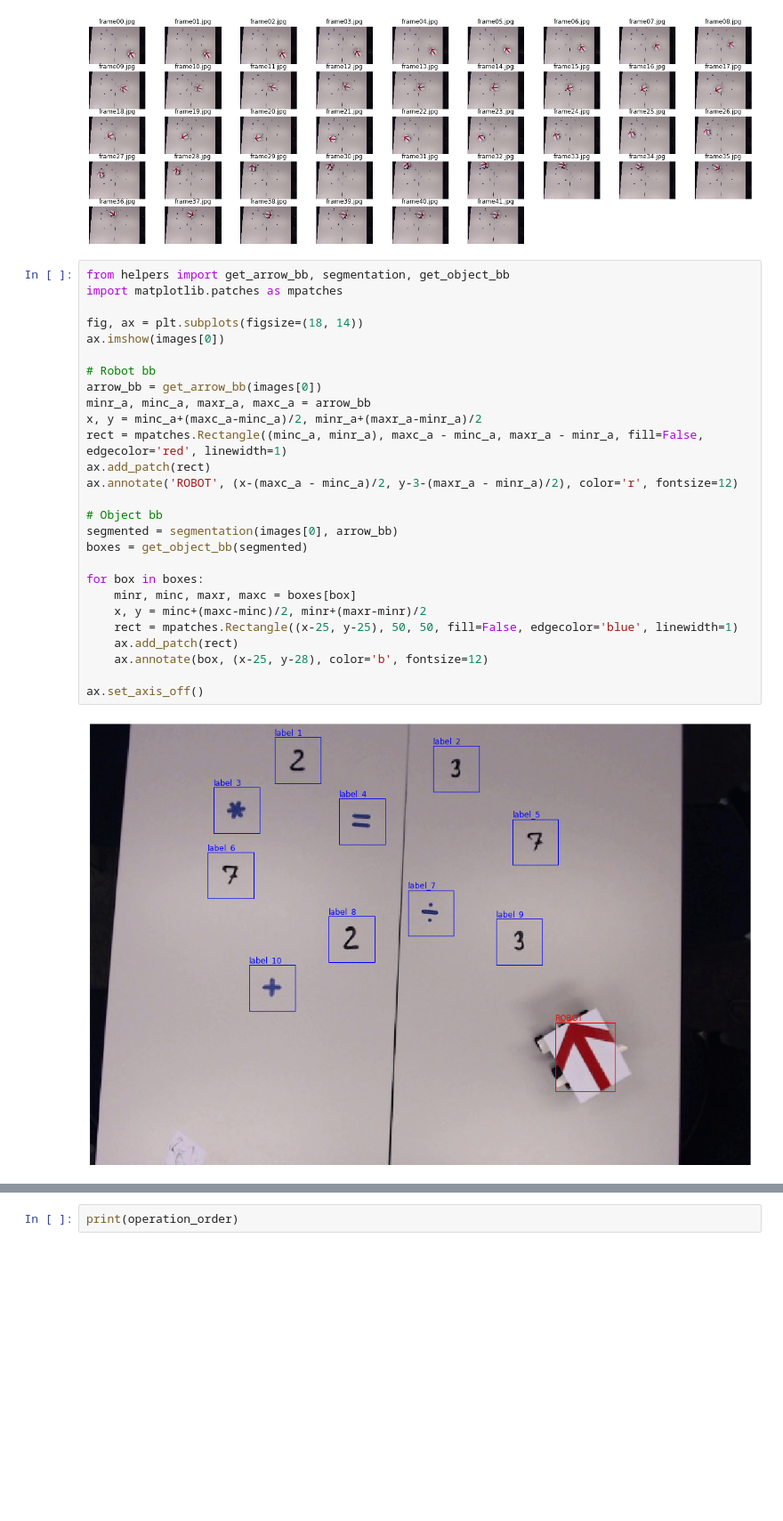
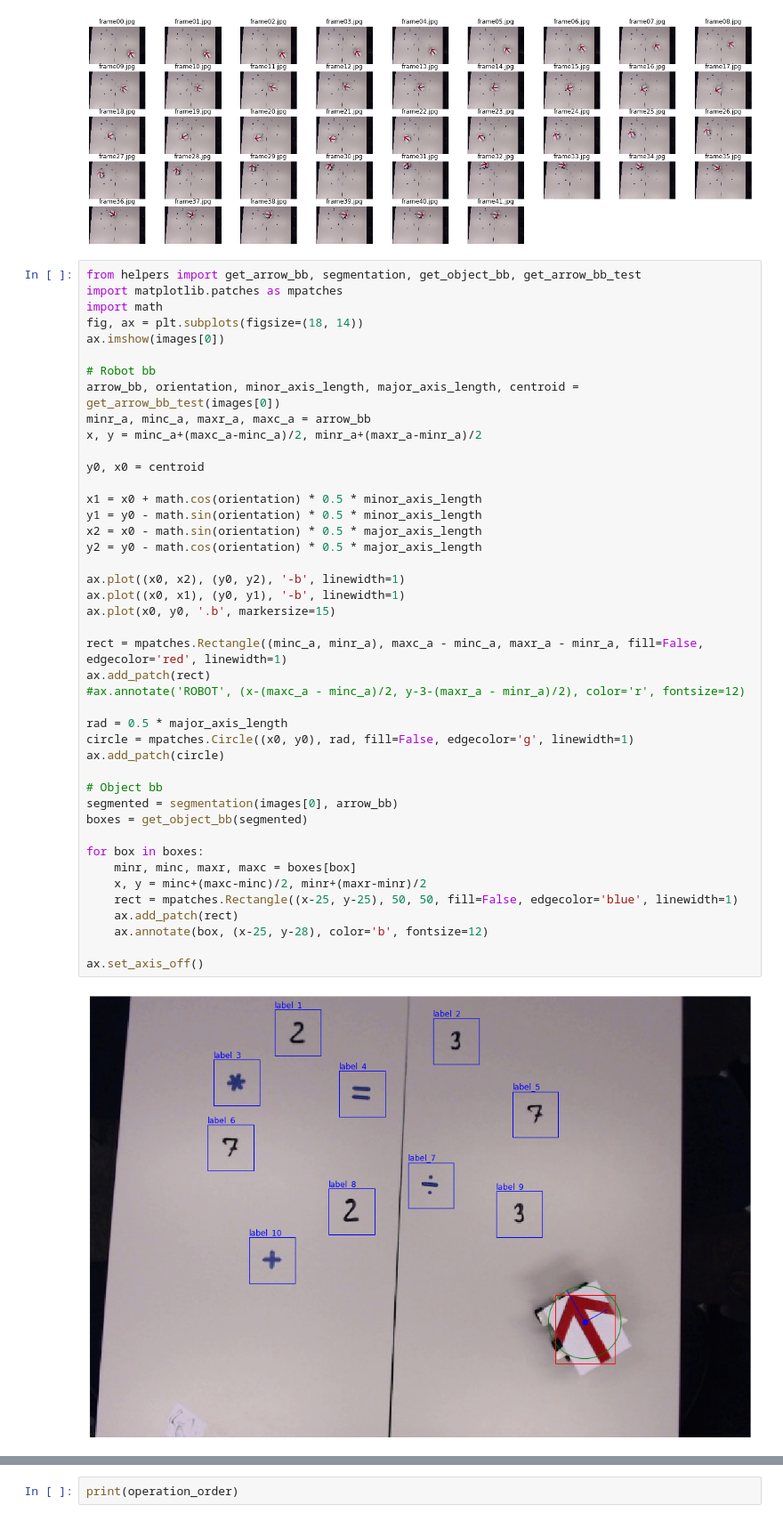
Before and after one commit to sebemery/Iapr2020, a Jupyter notebook: ProjectDIEGO/TESTVIDEO.ipynb, the cells around one changed output, grey strips where cells are left out. Shown at 89% size. Drawn from its saved outputs; the diff is of its cells as text; blank space fills up the shorter version.

```diff
--- a/ProjectDIEGO/TESTVIDEO.ipynb
+++ b/ProjectDIEGO/TESTVIDEO.ipynb
@@ -26,34 +26,50 @@ done
 (480, 720, 3)
 [figure]
 # %%
-from helpers import get_arrow_bb, segmentation, get_object_bb
+from helpers import get_arrow_bb, segmentation, get_object_bb, get_arrow_bb_test
 import matplotlib.patches as mpatches
-
+import math
 fig, ax = plt.subplots(figsize=(18, 14))
 ax.imshow(images[0])
 
 # Robot bb
-arrow_bb = get_arrow_bb(images[0])
+arrow_bb, orientation, minor_axis_length, major_axis_length, centroid = get_arrow_bb_test(images[0])
 minr_a, minc_a, maxr_a, maxc_a = arrow_bb
 x, y = minc_a+(maxc_a-minc_a)/2, minr_a+(maxr_a-minr_a)/2
+
+y0, x0 = centroid
+
+x1 = x0 + math.cos(orientation) * 0.5 * minor_axis_length
+y1 = y0 - math.sin(orientation) * 0.5 * minor_axis_length
+x2 = x0 - math.sin(orientation) * 0.5 * major_axis_length
+y2 = y0 - math.cos(orientation) * 0.5 * major_axis_length
+
+ax.plot((x0, x2), (y0, y2), '-b', linewidth=1)
+ax.plot((x0, x1), (y0, y1), '-b', linewidth=1)
+ax.plot(x0, y0, '.b', markersize=15)
+
 rect = mpatches.Rectangle((minc_a, minr_a), maxc_a - minc_a, maxr_a - minr_a, fill=False, edgecolor='red', linewidth=1)
 ax.add_patch(rect)
-ax.annotate('ROBOT', (x-(maxc_a - minc_a)/2, y-3-(maxr_a - minr_a)/2), color='r', fontsize=12)
+#ax.annotate('ROBOT', (x-(maxc_a - minc_a)/2, y-3-(maxr_a - minr_a)/2), color='r', fontsize=12)
+
+rad = 0.5 * major_axis_length
+circle = mpatches.Circle((x0, y0), rad, fill=False, edgecolor='g', linewidth=1)
+ax.add_patch(circle)
 
 # Object bb
 segmented = segmentation(images[0], arrow_bb)
 boxes = get_object_bb(segmented)
 
 for box in boxes:
     minr, minc, maxr, maxc = boxes[box]
     x, y = minc+(maxc-minc)/2, minr+(maxr-minr)/2
     rect = mpatches.Rectangle((x-25, y-25), 50, 50, fill=False, edgecolor='blue', linewidth=1)
     ax.add_patch(rect)
     ax.annotate(box, (x-25, y-28), color='b', fontsize=12)
 
 ax.set_axis_off()
 # %% [output]
-[figure, old version]
+[figure, new version]
 # %%
 from helpers import Overlap, crop_image
 import os
```
Also changed, not shown: parts of 1 cell of this notebook, 1 other file.
